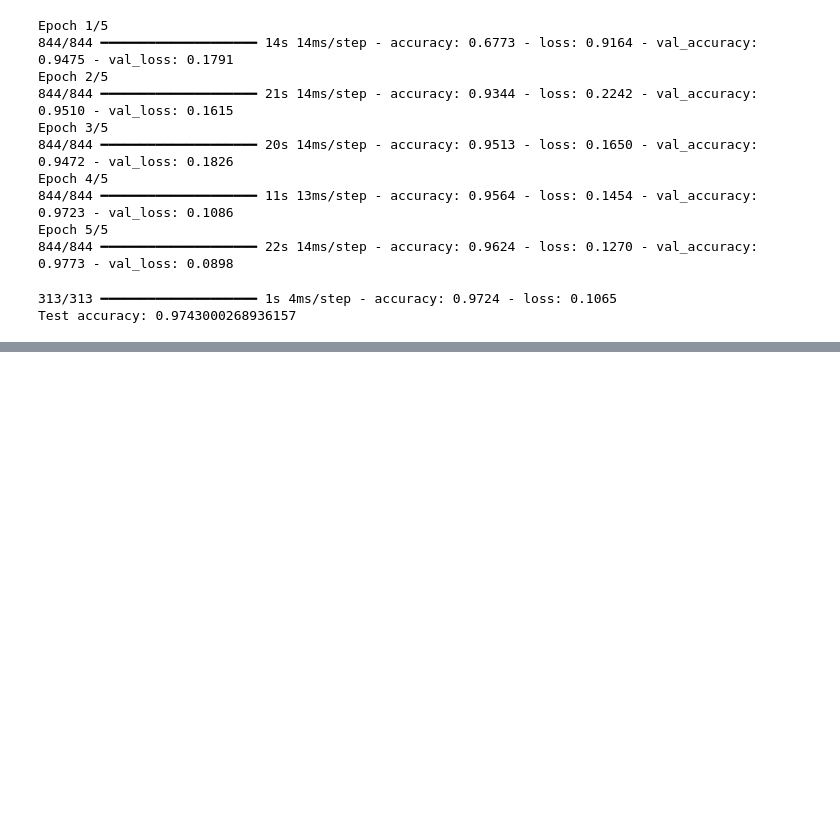
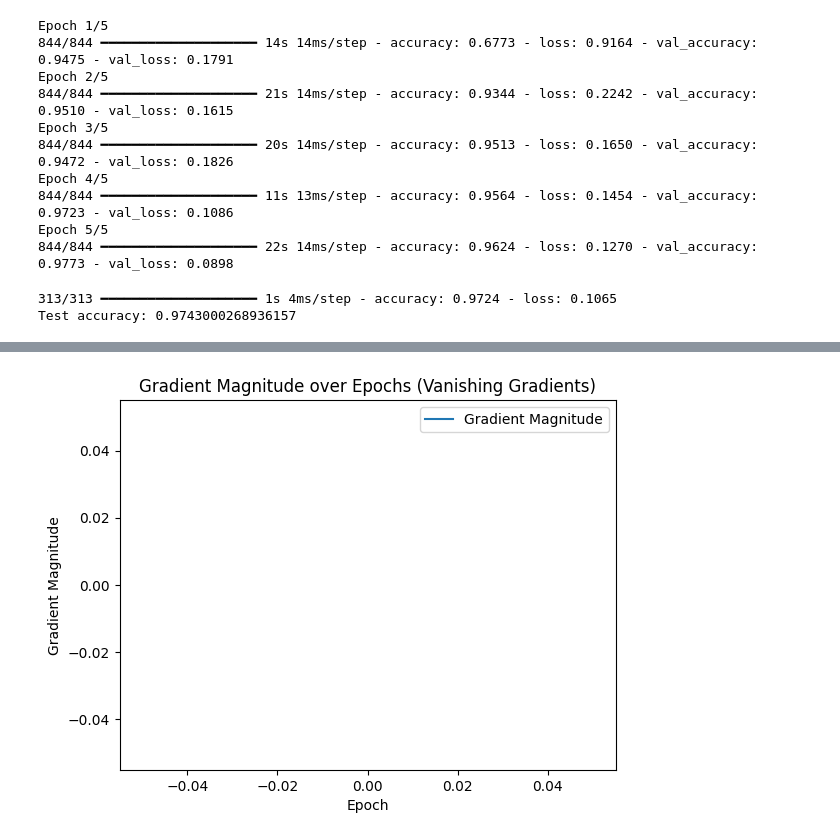
Before and after one commit to akhilmadarapu13/akhil-NLP-L38, a Jupyter notebook: nlp_lab_4.ipynb, the cells around one changed output, grey strips where cells are left out. Cells and saved outputs as stored; diff of their text form; code cells hidden in the pictures; blank space fills up the shorter version.

```diff
--- a/nlp_lab_4.ipynb
+++ b/nlp_lab_4.ipynb
@@ -57,0 +158,9 @@ Test accuracy: 0.9743000268936157
+# %%
+# Custom callback to record gradients
+class GradientTracker(Callback):
+    def on_train_begin(self, logs=None):
+        self.epoch_gradients = []
+    def on_epoch_end(self, epoch, logs=None):
+        # Get the gradients for each layer
+        weights = self.model.trainable_weights  # Variables of the model
+        #gradients = self.model.optimizer.get_gradients(self.model.total_loss, weights)
@@ -57,0 +188,3 @@ Test accuracy: 0.9743000268936157
+# %%
+# Instantiate the gradient tracker callback
+gradient_tracker = GradientTracker()
@@ -57,0 +215,28 @@ Test accuracy: 0.9743000268936157
+# %%
+# Analyze the gradients
+gradients = gradient_tracker.epoch_gradients
+# %%
+# Function to calculate the magnitude of gradients
+def calculate_gradient_magnitude(gradients):
+    grad_norms = []
+    for epoch_grad in gradients:
+        epoch_norms = []
+        for grad in epoch_grad:
+            if grad is not None:
+                norm = np.linalg.norm(grad.numpy())
+                epoch_norms.append(norm)
+        grad_norms.append(np.mean(epoch_norms))
+    return grad_norms
+# %%
+# Calculate the gradient norms for each epoch
+gradient_magnitudes = calculate_gradient_magnitude(gradients)
+
+# Plot the gradient norms over epochs
+plt.plot(range(1, len(gradient_magnitudes) + 1), gradient_magnitudes, label="Gradient Magnitude")
+plt.title("Gradient Magnitude over Epochs (Vanishing Gradients)")
+plt.xlabel("Epoch")
+plt.ylabel("Gradient Magnitude")
+plt.legend()
+plt.show()
+# %% [output]
+[figure, added]
```
Also changed, not shown: parts of 19 cells of this notebook.
